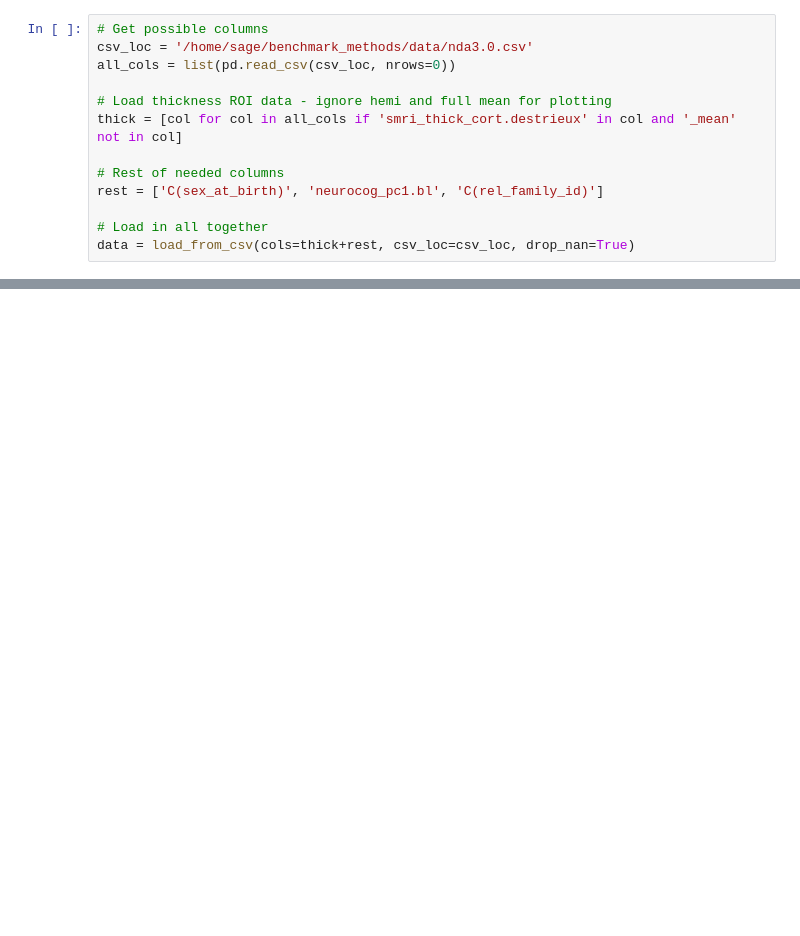
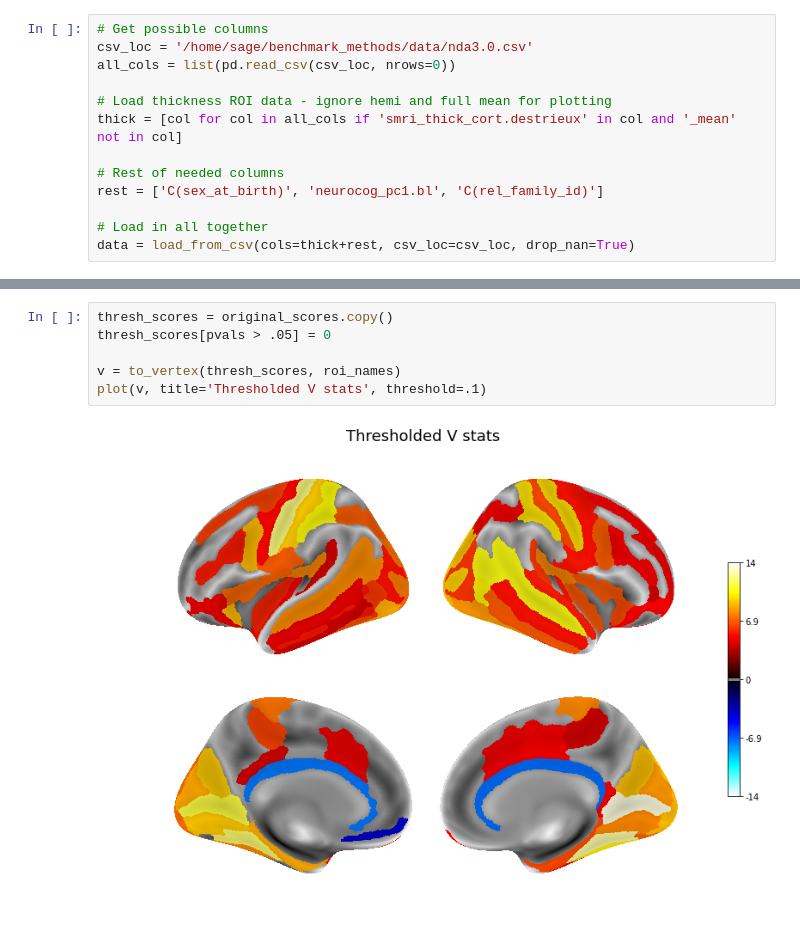
Before and after one commit to sahahn/neurotools, a Jupyter notebook: examples/rois_permutations_abcd_example.ipynb, the cells around one changed output, grey strips where cells are left out. Cells and saved outputs as stored; diff of their text form; blank space fills up the shorter version.

```diff
--- a/examples/rois_permutations_abcd_example.ipynb
+++ b/examples/rois_permutations_abcd_example.ipynb
@@ -89,0 +97,8 @@ array([2.46447976, 3.35936128, 2.17648211, 2.34575451, 2.4076156 ,
+# %%
+thresh_scores = original_scores.copy()
+thresh_scores[pvals > .05] = 0
+
+v = to_vertex(thresh_scores, roi_names)
+plot(v, title='Thresholded V stats', threshold=.1)
+# %% [output]
+[figure, added]
```
Also changed, not shown: parts of 12 cells of this notebook, 9 other files.
